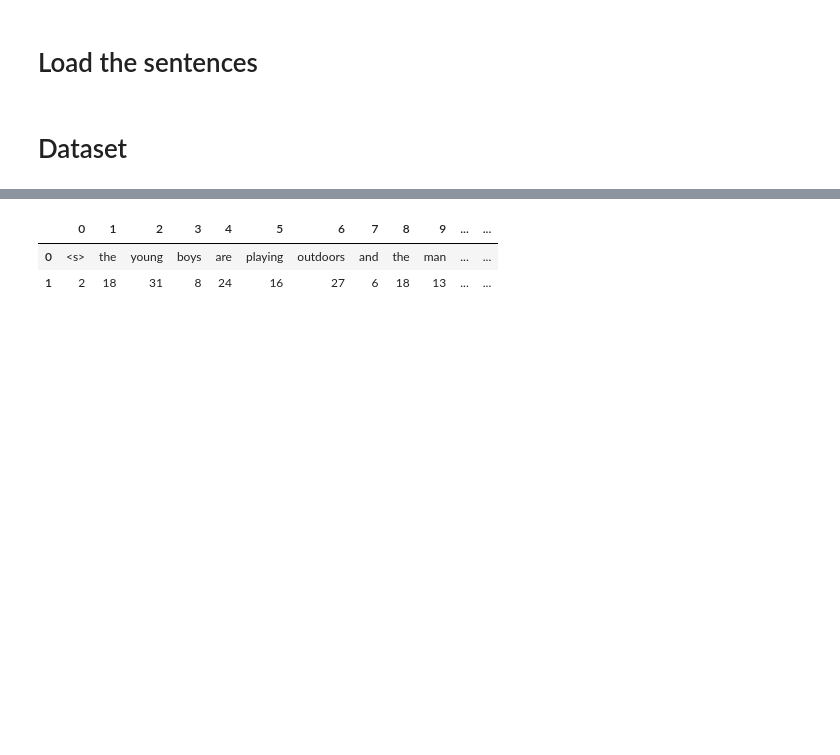
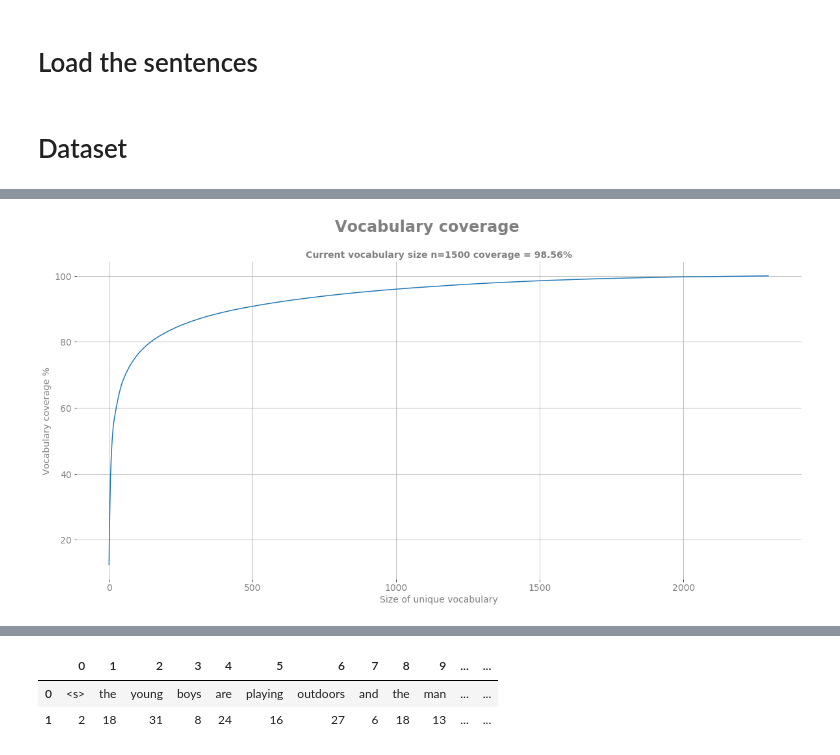
Before and after one commit to pchampio/sentence-entailment, a Jupyter notebook: baseline.ipynb, the cells around one changed output, grey strips where cells are left out. Cells and saved outputs as stored; diff of their text form; code cells hidden in the pictures; blank space fills up the shorter version.

```diff
--- a/baseline.ipynb
+++ b/baseline.ipynb
@@ -27,6 +27,21 @@ df_dev = df_dev.drop(['relatedness_score'], axis=1)
 
 df_test = pd.read_csv("./sick_test/SICK_test.txt", sep="\t")
 df_test = df_test.drop(['relatedness_score'], axis=1)
+# %%
+if False:
+    word_occ = training_set.reparti_word
+    word_occ = dict(word_occ)
+
+    total = sum([value for key, value in training_set.reparti_word.most_common(len(training_set.word_list))])
+
+    values = [sum([value for key, value in training_set.reparti_word.most_common(i+1)])/total*100 for i in range(len(training_set.reparti_word))]
+
+    x = np.linspace(0, len(values), len(values))
+    fig = plt.figure(figsize=(13, 8))
+    ax = fig.add_subplot(1,1,1)
+    cnn_line, = ax.plot(x, values)
+
+    ax.set(xlabel="Vocabulaire unique", ylabel="Couverture en %")
 # %%
 from torch.utils.data import Dataset
 from torch.utils.data.dataloader import DataLoader
@@ -130,6 +213,10 @@ sick_dataset_train.df.head()
 | 2 | 3 | The young boys are playing outdoo... | The kids are playing outdoors nea... | ENTAILMENT | 1 | [<s>, the, young, boys, are, play... | [2, 18, 31, 8, 24, 16, 27, 6, 18,... |
 | 3 | 5 | The kids are playing outdoors nea... | A group of kids is playing in a y... | NEUTRAL | 0 | [<s>, the, kids, are, playing, ou... | [2, 18, 12, 24, 16, 27, 25, 4, 13... |
 | 4 | 9 | The young boys are playing outdoo... | A group of kids is playing in a y... | NEUTRAL | 0 | [<s>, the, young, boys, are, play... | [2, 18, 31, 8, 24, 16, 27, 6, 18,... |
+# %%
+sick_dataset_train.plotVocabularyCoverage()
+# %% [output]
+[figure, added]
 # %%
 # Create the dev dataset
 dictionary_train = sick_dataset_train.getDictionary()
```
Also changed, not shown: parts of 5 cells of this notebook.
